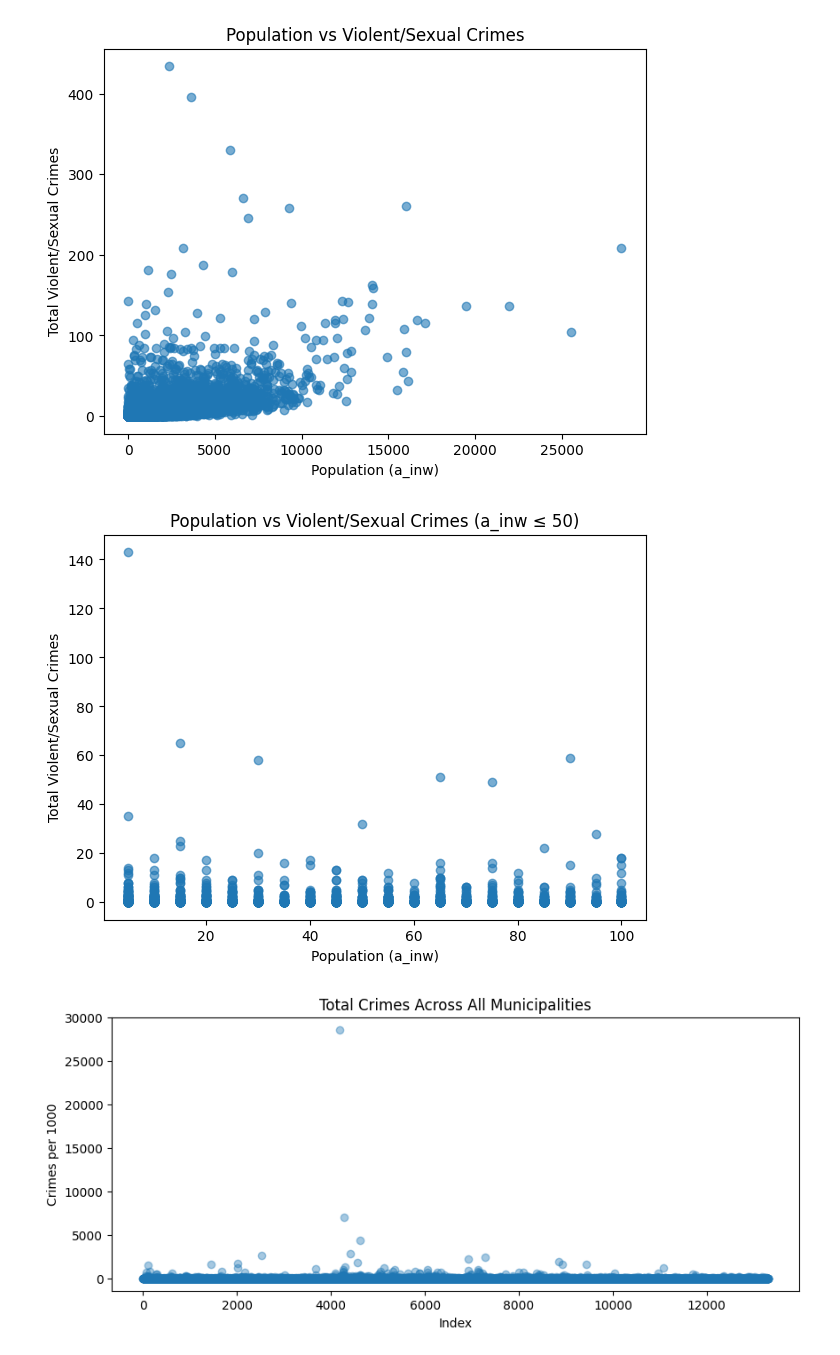
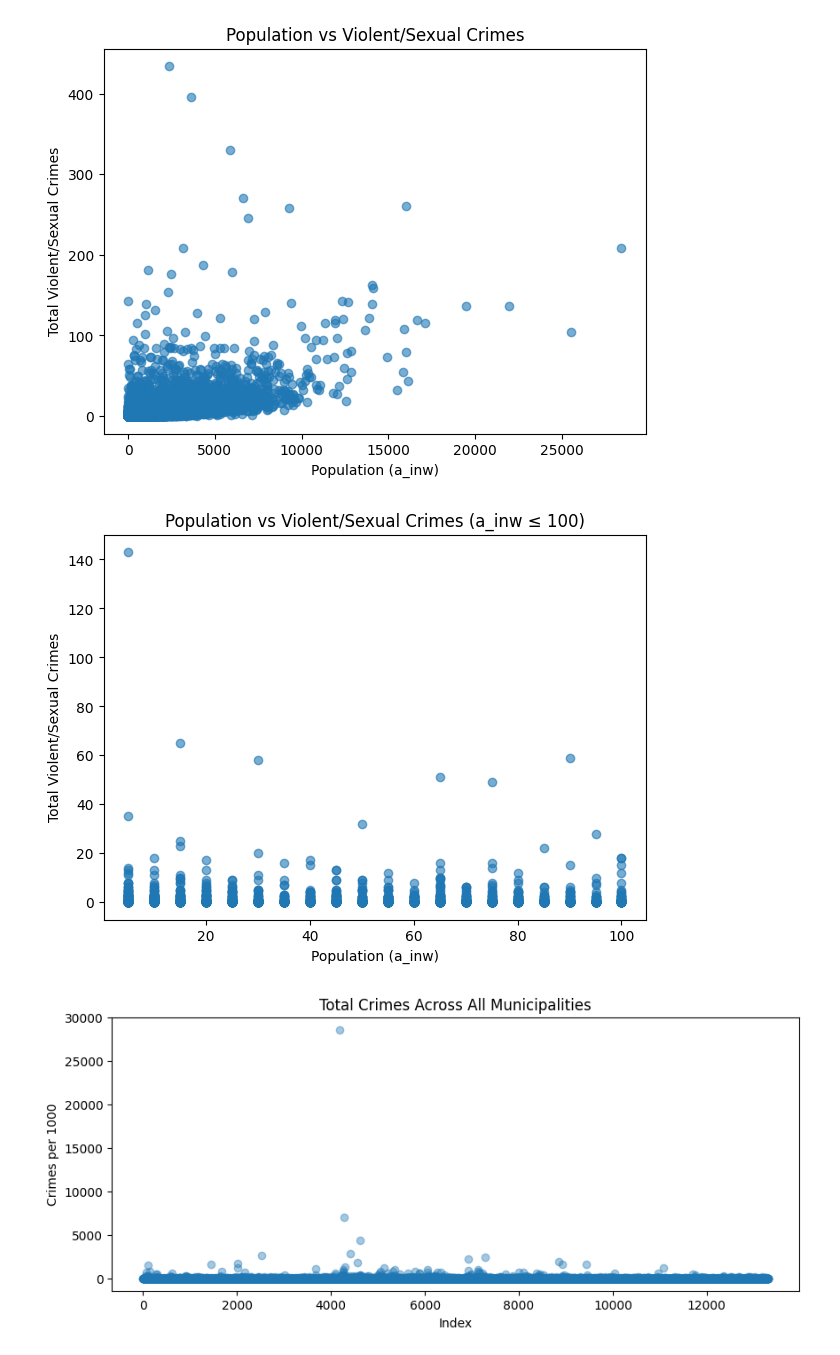
Before and after one commit to DiegoSourbag/ML-Final_Project, a Jupyter notebook: main.ipynb, the cells around one changed output. Saved outputs shown, nothing was run; the diff lists cells and outputs as text; code cells hidden in the pictures.

Commit message:
graphs for first part

```diff
--- a/main.ipynb
+++ b/main.ipynb
@@ -92,14 +99,14 @@ plt.show()
 # %%
 subset = df[df["a_inw"] <= 100]
 
 plt.figure(figsize=(7,5))
 plt.scatter(subset["a_inw"], subset["TotaalGeweldsEnSeksueleMisdrijven_22"], alpha=0.6)
 plt.xlabel("Population (a_inw)")
 plt.ylabel("Total Violent/Sexual Crimes")
-plt.title("Population vs Violent/Sexual Crimes (a_inw ≤ 50)")
+plt.title("Population vs Violent/Sexual Crimes (a_inw ≤ 100)")
 plt.show()
 # %% [output]
-[figure, old version]
+[figure, new version]
 # %%
 upper_quantile = 0.95
 
```
Also changed, not shown: parts of 18 cells of this notebook.
